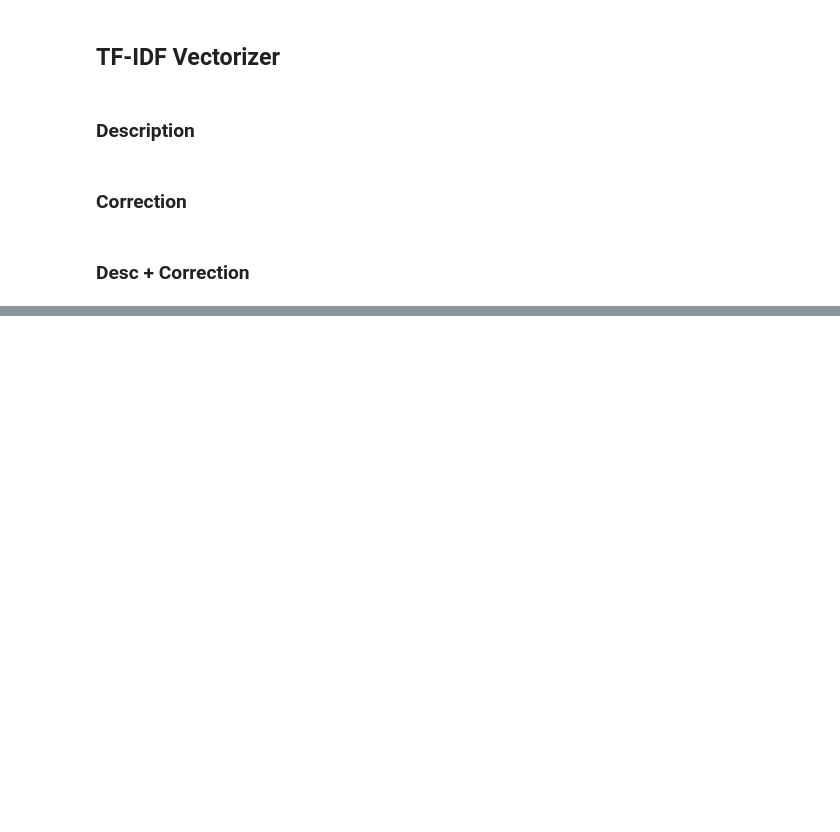
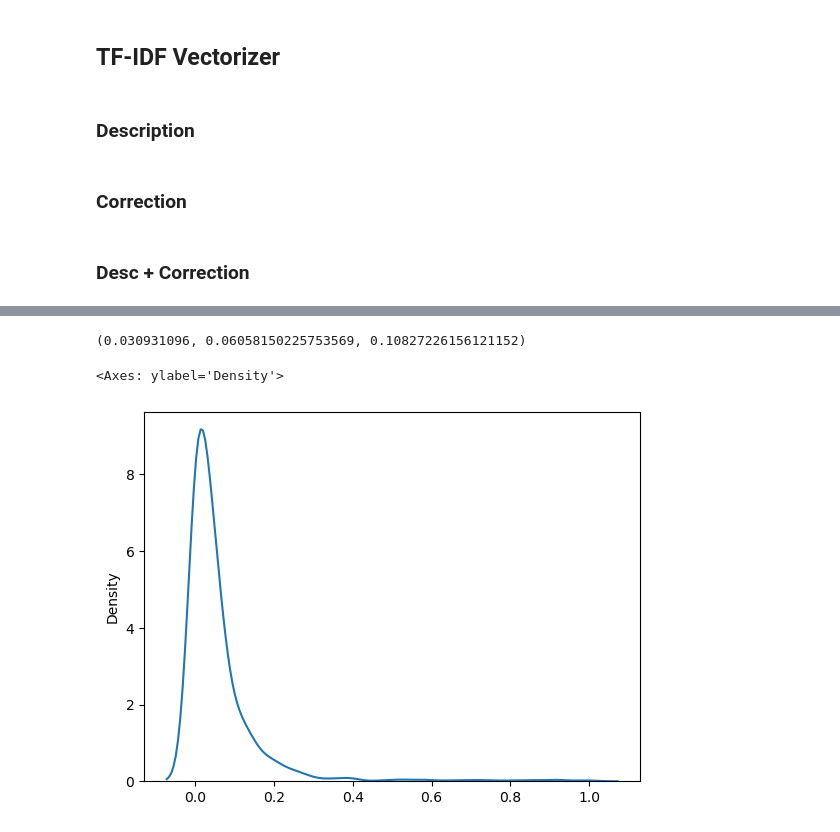
Before and after one commit to ranjithnrjk/gmr, a Jupyter notebook: flight_maintenance.ipynb, the cells around one changed output, grey strips where cells are left out. Drawn from its saved outputs; the diff is of its cells as text; code cells hidden in the pictures; blank space fills up the shorter version.

```diff
--- a/flight_maintenance.ipynb
+++ b/flight_maintenance.ipynb
@@ -448,0 +453,2 @@ cosine_sim_desc_correction_df.to_csv('./tfIdfSImMat/cos_sim_desc_correction.csv'
+# %%
+df = pd.read_csv('tfIdfSImMat/cos_sim_desc.csv', index_col=0)
@@ -448,0 +465,8 @@ cosine_sim_desc_correction_df.to_csv('./tfIdfSImMat/cos_sim_desc_correction.csv'
+# %%
+upper_triangular_values = get_upper_triangular_values(df.values)
+# %%
+upper_triangular_values = np.array(upper_triangular_values)
+# %%
+np.median(upper_triangular_values), np.mean(upper_triangular_values), np.std(upper_triangular_values)
+# %% [output]
+(0.030931096, 0.06058150225753569, 0.10827226156121152)
@@ -448,0 +475,5 @@ cosine_sim_desc_correction_df.to_csv('./tfIdfSImMat/cos_sim_desc_correction.csv'
+# %%
+sns.kdeplot(upper_triangular_values)
+# %% [output]
+<Axes: ylabel='Density'>
+[figure, added]
```
Also changed, not shown: parts of 33 cells of this notebook, 3 other files.
